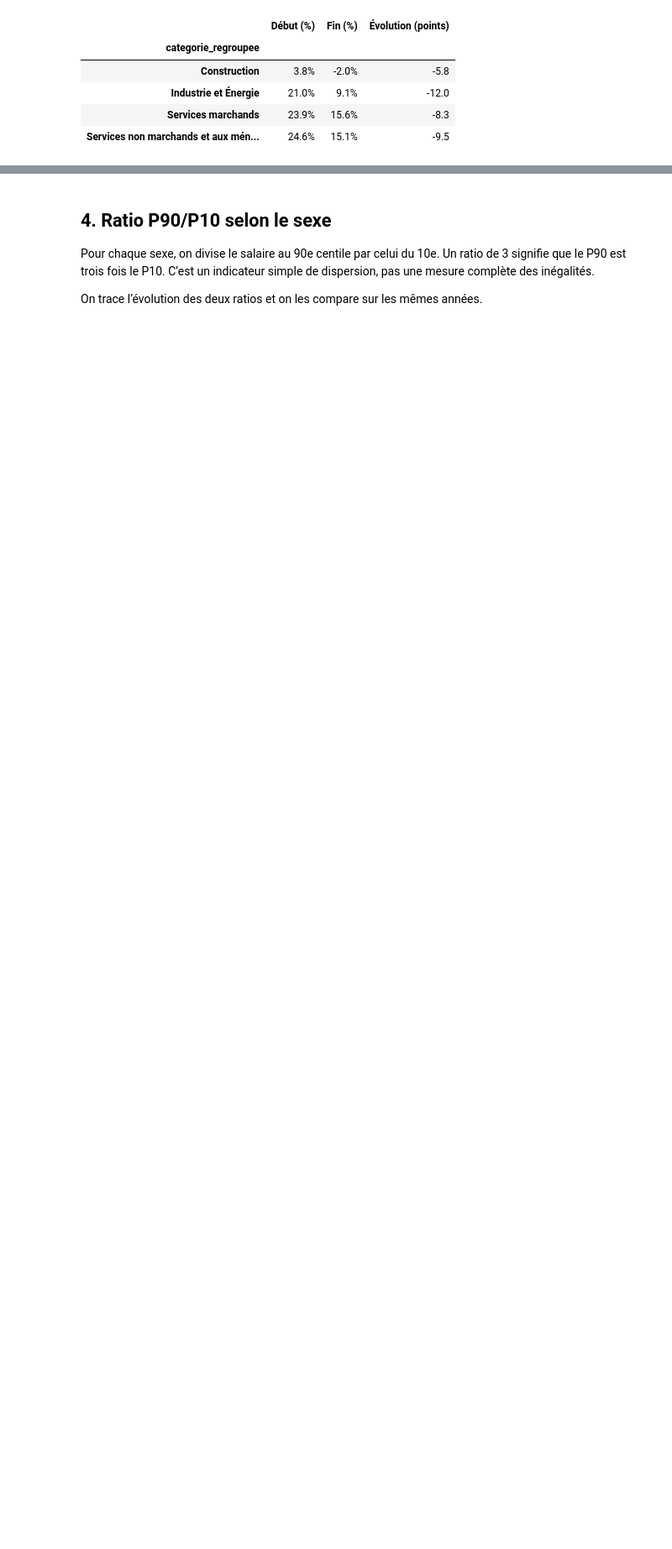
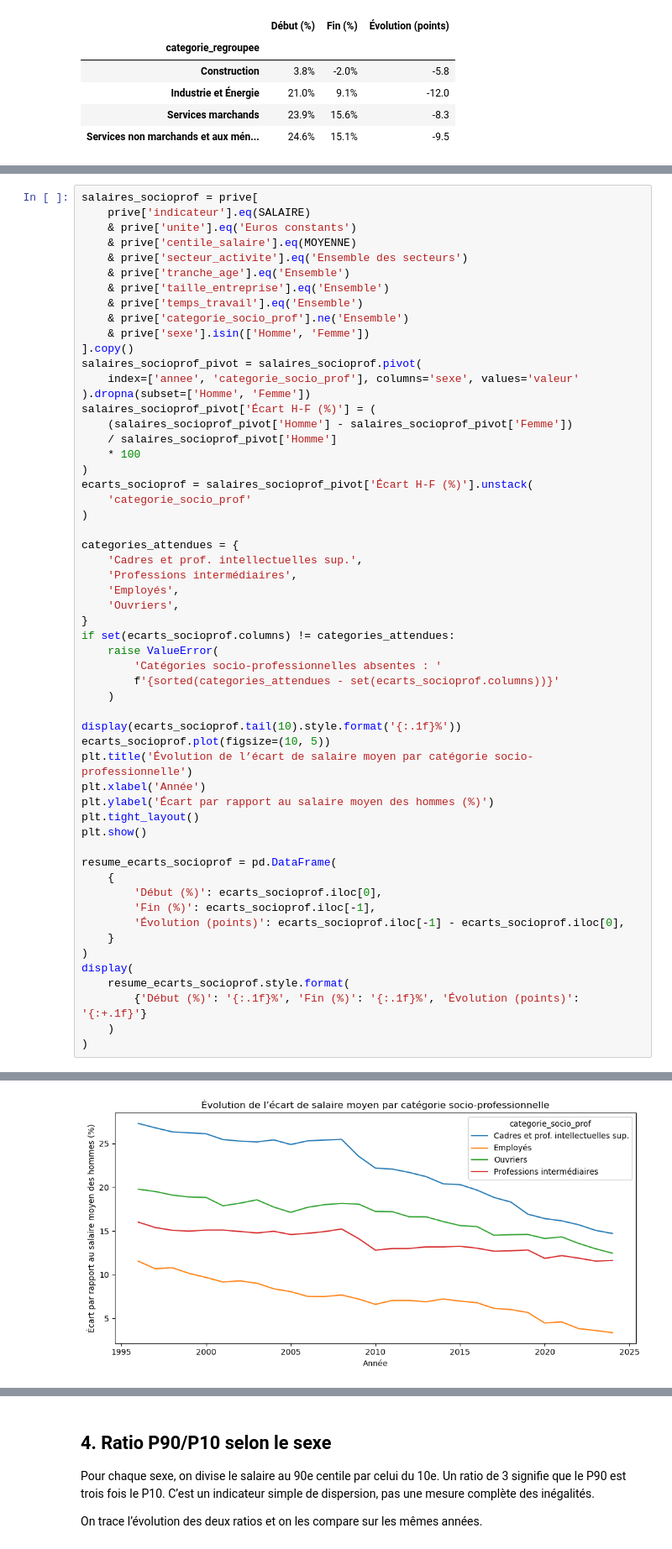
Before and after one commit to YanisY-stack/ProjetPython, a Jupyter notebook: Statistiques_descriptives.ipynb, the cells around one changed output, grey strips where cells are left out. Shown at 84% size. Drawn from its saved outputs; the diff is of its cells as text; blank space fills up the shorter version.

```diff
--- a/Statistiques_descriptives.ipynb
+++ b/Statistiques_descriptives.ipynb
@@ -272,0 +277,57 @@ display(
+# %%
+salaires_socioprof = prive[
+    prive['indicateur'].eq(SALAIRE)
+    & prive['unite'].eq('Euros constants')
+    & prive['centile_salaire'].eq(MOYENNE)
+    & prive['secteur_activite'].eq('Ensemble des secteurs')
+    & prive['tranche_age'].eq('Ensemble')
+    & prive['taille_entreprise'].eq('Ensemble')
+    & prive['temps_travail'].eq('Ensemble')
+    & prive['categorie_socio_prof'].ne('Ensemble')
+    & prive['sexe'].isin(['Homme', 'Femme'])
+].copy()
+salaires_socioprof_pivot = salaires_socioprof.pivot(
+    index=['annee', 'categorie_socio_prof'], columns='sexe', values='valeur'
+).dropna(subset=['Homme', 'Femme'])
+salaires_socioprof_pivot['Écart H-F (%)'] = (
+    (salaires_socioprof_pivot['Homme'] - salaires_socioprof_pivot['Femme'])
+    / salaires_socioprof_pivot['Homme']
+    * 100
+)
+ecarts_socioprof = salaires_socioprof_pivot['Écart H-F (%)'].unstack(
+    'categorie_socio_prof'
+)
+
+categories_attendues = {
+    'Cadres et prof. intellectuelles sup.',
+    'Professions intermédiaires',
+    'Employés',
+    'Ouvriers',
+}
+if set(ecarts_socioprof.columns) != categories_attendues:
+    raise ValueError(
+        'Catégories socio-professionnelles absentes : '
+        f'{sorted(categories_attendues - set(ecarts_socioprof.columns))}'
+    )
+
+display(ecarts_socioprof.tail(10).style.format('{:.1f}%'))
+ecarts_socioprof.plot(figsize=(10, 5))
+plt.title('Évolution de l’écart de salaire moyen par catégorie socio-professionnelle')
+plt.xlabel('Année')
+plt.ylabel('Écart par rapport au salaire moyen des hommes (%)')
+plt.tight_layout()
+plt.show()
+
+resume_ecarts_socioprof = pd.DataFrame(
+    {
+        'Début (%)': ecarts_socioprof.iloc[0],
+        'Fin (%)': ecarts_socioprof.iloc[-1],
+        'Évolution (points)': ecarts_socioprof.iloc[-1] - ecarts_socioprof.iloc[0],
+    }
+)
+display(
+    resume_ecarts_socioprof.style.format(
+        {'Début (%)': '{:.1f}%', 'Fin (%)': '{:.1f}%', 'Évolution (points)': '{:+.1f}'}
+    )
+)
+# %% [output]
@@ -272,0 +346 @@ display(
+[figure, added]
```
Also changed, not shown: parts of 2 cells of this notebook.
